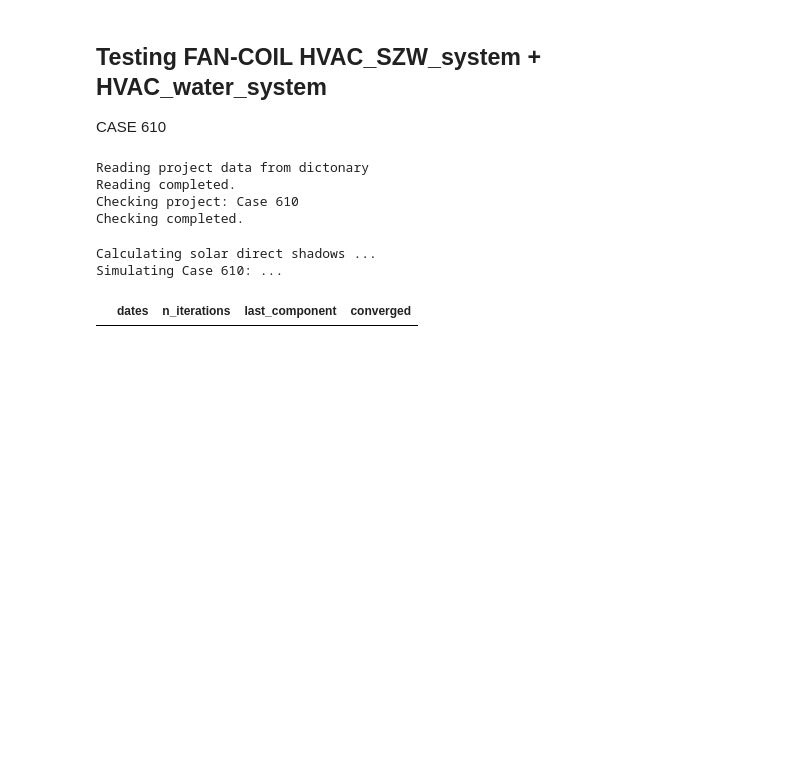
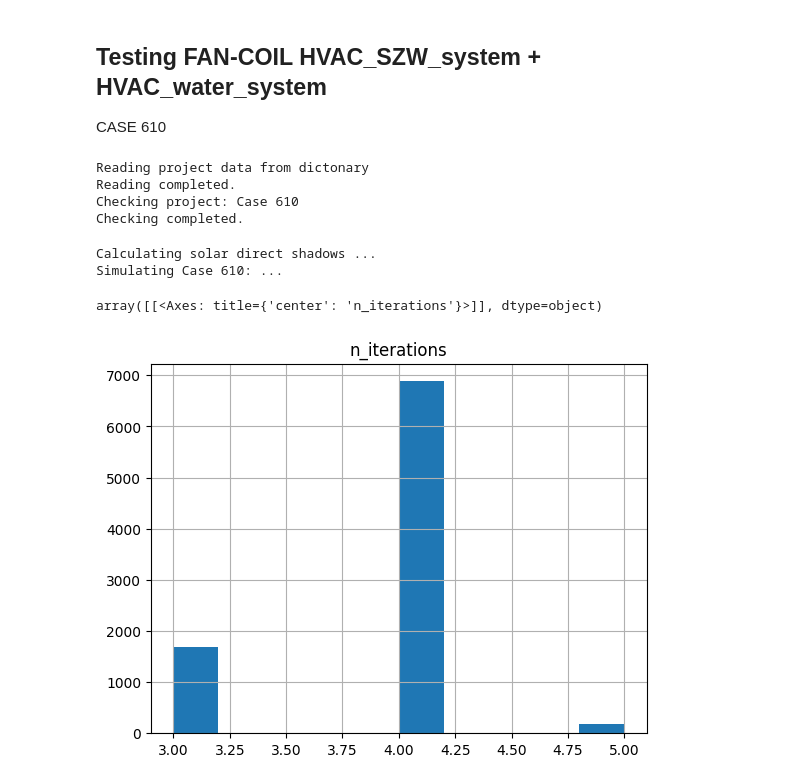
Before and after one commit to jfCoronel/OpenSimula, a Jupyter notebook: jupyter/debug/test_HVAC_FAN-COIL.ipynb, the cells around one changed output. Cells and saved outputs as stored; diff of their text form; code cells hidden in the pictures; blank space fills up the shorter version.

```diff
--- a/jupyter/debug/test_HVAC_FAN-COIL.ipynb
+++ b/jupyter/debug/test_HVAC_FAN-COIL.ipynb
@@ -428,9 +428,11 @@ Simulating Case 610: ...
 # %%
 df = pro.simulation_dataframe()
 no_converged = df[~df["converged"]]
-no_converged
+df.hist("n_iterations")
+#no_converged
 # %% [output]
-|  | dates | n_iterations | last_component | converged |
+array([[<Axes: title={'center': 'n_iterations'}>]], dtype=object)
+[figure, added]
 # %%
 import numpy as np
 
```
Also changed, not shown: parts of 5 cells of this notebook, 3 other files.
